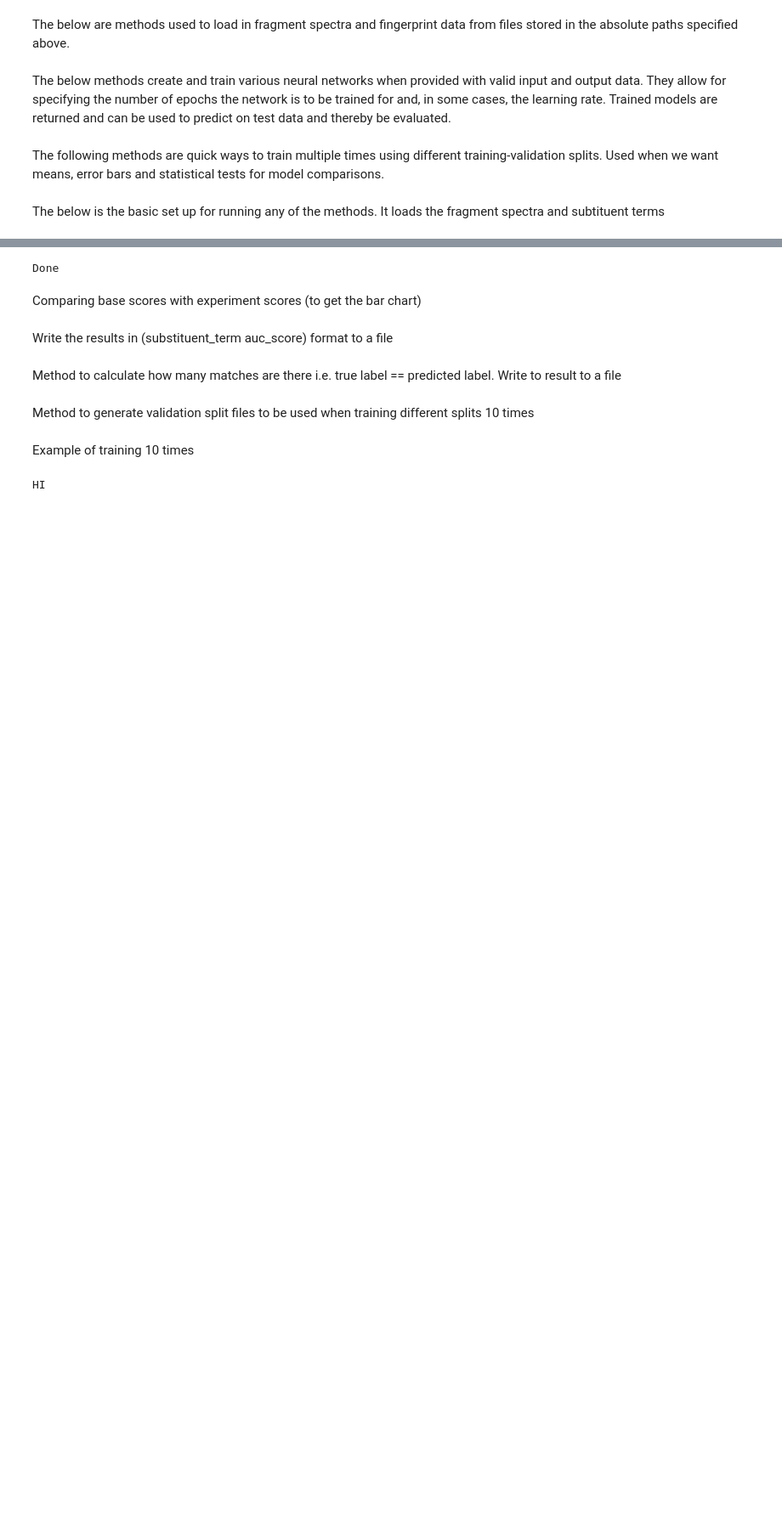
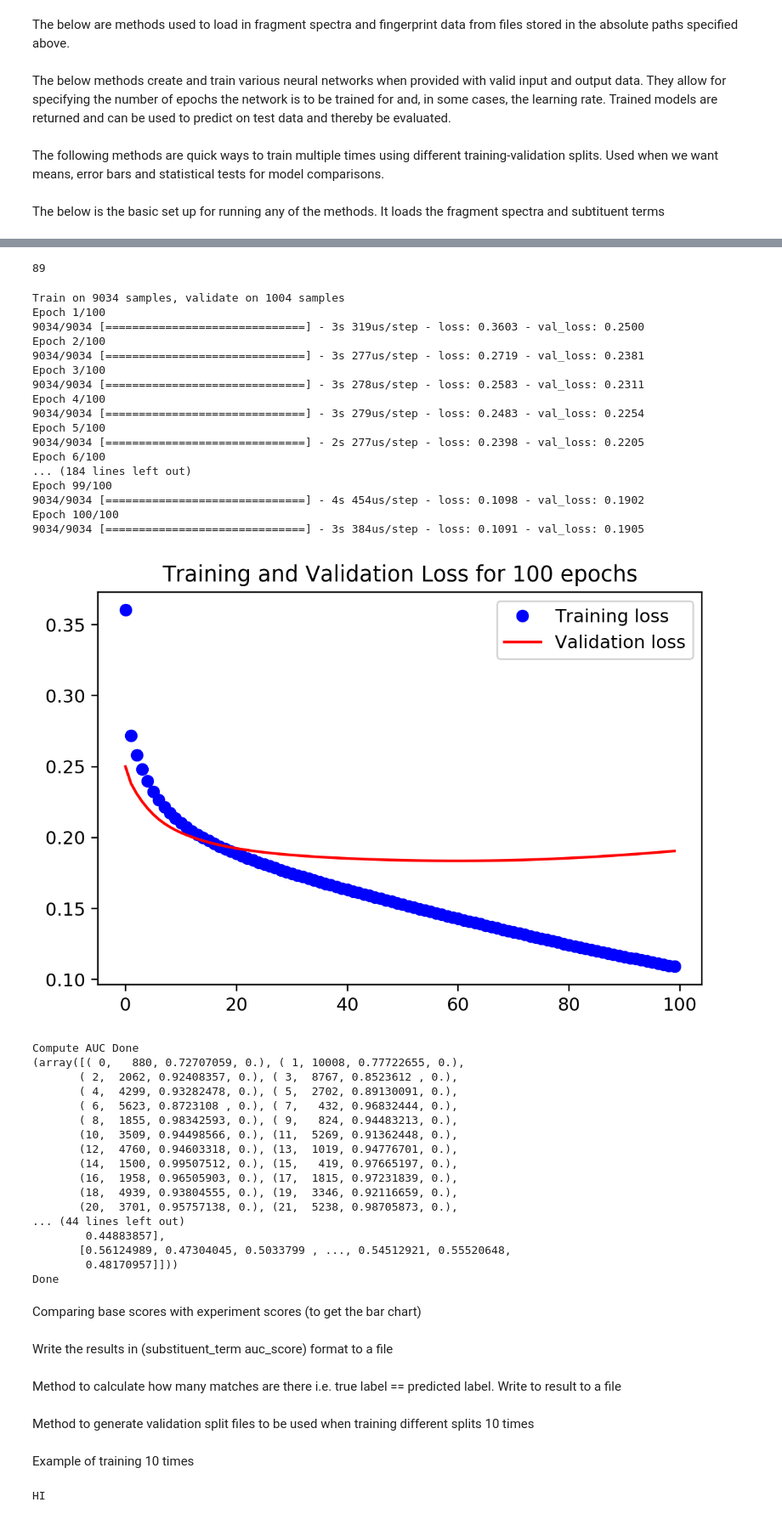
Before and after one commit to ocherwei/neural-network-fingerprint-prediction-masters-final, a Jupyter notebook: Code/Python/Spectrum-Substituents Network.ipynb, the cells around one changed output, grey strips where cells are left out. Shown at 85% size. Drawn from its saved outputs; the diff is of its cells as text; code cells hidden in the pictures; blank space fills up the shorter version.

```diff
--- a/Code/Python/Spectrum-Substituents Network.ipynb
+++ b/Code/Python/Spectrum-Substituents Network.ipynb
@@ -17,11 +16,10 @@ import copy
 Set up variables for constants such as absolute datapaths and the desired valdiation fraction split.
 # %%
 classyfire_datapath = "G:\\Dev\\Data\\For Substituent GNPS ALL\\GNPS Python Master\\Final Data.txt"
-filtered_classyfire_datapath = "G:\\Dev\\Data\\For Substituent GNPS ALL\\GNPS Python Master\\Final Filtered Data.txt"
 substituents_path = "G:\\Dev\\Data\\Classyfire Taxanomy\\GNPS_substituents.txt"
-filtered_substituents_path = "G:\\Dev\\Data\\Classyfire Taxanomy\\GNPS_filtered_substituents.txt"
+synced_substituents_path = "G:\\Dev\\Data\\Classyfire Taxanomy\\GNPS_synced_substituents.txt"
 substituents_names_path = "G:\\Dev\\Data\\Classyfire Taxanomy\\GNPS_substituents_legend.txt"
-filtered_substituents_names_path = "G:\\Dev\\Data\\filtered_top_substituents_legend.txt"
+filtered_substituents_names_path = "G:\\Dev\\Data\\filtered_top_substituents_after_parameters_legend.txt"
 substituents_auc_results_path = "G:\\Dev\\Data\\Classyfire Taxanomy\\substituents_auc_results.txt"
 num_samples = 9238
 numSubstituents = 381
@@ -58,10 +54,10 @@ def load_master_file(path, mass_shifts = 0, number_of_bins = 1000):
 
 # Load a master file containing CDK fingerprints for all molecules.
 # Each molecules CDK bit set is added as a 320 element array to a Pandas dataframe.
-def load_substituents_master():
-    BITS = 2098  # Total number of bits in fingerprint
+def load_substituents_master(path):
+    BITS = 89  # Total number of bits in fingerprint
 
-    fp_all = np.loadtxt(substituents_path, dtype="U30") # Get master file as numpy array of Strings
+    fp_all = np.loadtxt(path, dtype="U30") # Get master file as numpy array of Strings
     fp_ids = np.unique(fp_all[:, 0]) # Trim duplicate filename rows, store unique filenames
 
     # Construct empty Pandas dataframe of correct size.
@@ -70,27 +66,6 @@ def load_substituents_master():
 
     # Populate the dataframe using each molecule's filename to place data in the correct row.
     for row in fp_all:
-        substituents.at[row[0], int(row[1])] = int(row[2])
-
-    # Convert populated dataframe into a numpy array for use as output by neural networks.
-
-    np_matrix = substituents
-    return np_matrix
-
-def load_filtered_substituents_master():
-    BITS = 381  # Total number of bits in fingerprint
-
-    fp_all = np.loadtxt(filtered_substituents_path, dtype="U30") # Get master file as numpy array of Strings
-    fp_ids = np.unique(fp_all[:, 0]) # Trim duplicate filename rows, store unique filenames
-
-    # Construct empty Pandas dataframe of correct size.
-    # Number of rows is equal to the number of unique molecules (found in fp_ids).
-    substituents = pd.DataFrame(0, index = fp_ids, columns=range(BITS), dtype=int)
-
-    # Populate the dataframe using each molecule's filename to place data in the correct row.
-    for row in fp_all:
-        if int(row[1]) > 381:
-            print(row[1])
         substituents.at[row[0], int(row[1])] = int(row[2])
 
     # Convert populated dataframe into a numpy array for use as output by neural networks.
@@ -364,8 +339,8 @@ def train_diff_splits(path, name, splits=10):
 
 The below is the basic set up for running any of the methods. It loads the fragment spectra and subtituent terms
 # %%
-spectra = load_master_file(path=filtered_classyfire_datapath)
-substituents = load_filtered_substituents_master()
+spectra = load_master_file(path=classyfire_datapath)
+substituents = load_substituents_master(synced_substituents_path)
 substituent_names = load_substituent_legend(filtered_substituents_names_path)
 print("Done")
 # %% [output]
@@ -376,21 +348,55 @@ Done
 # %%
 # Train 1 time
 
 epochs = 100
 x_train_spectra = np.log(spectra+1)
 x_train_substituents = substituents
 
 enc = simplified_substituent_model(x_train_spectra, x_train_substituents.values, epochs=epochs)
 
 actual = x_train_substituents.values
 predicted = enc.predict(x_train_spectra)
 
-baseline_stats, baseline_perm_scores = compute_auc(381, actual, predicted, num_samples=9283)
-
+print(compute_auc(89, actual, predicted, num_samples=10038))
 
 print("Done")
 # %% [output]
-Done
+89
+Train on 9034 samples, validate on 1004 samples
+Epoch 1/100
+9034/9034 [==============================] - 3s 319us/step - loss: 0.3603 - val_loss: 0.2500
+Epoch 2/100
+9034/9034 [==============================] - 3s 277us/step - loss: 0.2719 - val_loss: 0.2381
+Epoch 3/100
+9034/9034 [==============================] - 3s 278us/step - loss: 0.2583 - val_loss: 0.2311
+Epoch 4/100
+9034/9034 [==============================] - 3s 279us/step - loss: 0.2483 - val_loss: 0.2254
+Epoch 5/100
+9034/9034 [==============================] - 2s 277us/step - loss: 0.2398 - val_loss: 0.2205
+Epoch 6/100
+... (184 lines left out)
+Epoch 99/100
+9034/9034 [==============================] - 4s 454us/step - loss: 0.1098 - val_loss: 0.1902
+Epoch 100/100
+9034/9034 [==============================] - 3s 384us/step - loss: 0.1091 - val_loss: 0.1905
+[figure, added]
+Compute AUC Done
+(array([( 0,   880, 0.72707059, 0.), ( 1, 10008, 0.77722655, 0.),
+       ( 2,  2062, 0.92408357, 0.), ( 3,  8767, 0.8523612 , 0.),
+       ( 4,  4299, 0.93282478, 0.), ( 5,  2702, 0.89130091, 0.),
+       ( 6,  5623, 0.8723108 , 0.), ( 7,   432, 0.96832444, 0.),
+       ( 8,  1855, 0.98342593, 0.), ( 9,   824, 0.94483213, 0.),
+       (10,  3509, 0.94498566, 0.), (11,  5269, 0.91362448, 0.),
+       (12,  4760, 0.94603318, 0.), (13,  1019, 0.94776701, 0.),
+       (14,  1500, 0.99507512, 0.), (15,   419, 0.97665197, 0.),
+       (16,  1958, 0.96505903, 0.), (17,  1815, 0.97231839, 0.),
+       (18,  4939, 0.93804555, 0.), (19,  3346, 0.92116659, 0.),
+       (20,  3701, 0.95757138, 0.), (21,  5238, 0.98705873, 0.),
+... (44 lines left out)
+        0.44883857],
+       [0.56124989, 0.47304045, 0.5033799 , ..., 0.54512921, 0.55520648,
+        0.48170957]]))
+Done
 # %% [markdown]
 Comparing base scores with experiment scores (to get the bar chart)
 # %%
```
Also changed, not shown: parts of 4 cells of this notebook, 3 other files.
